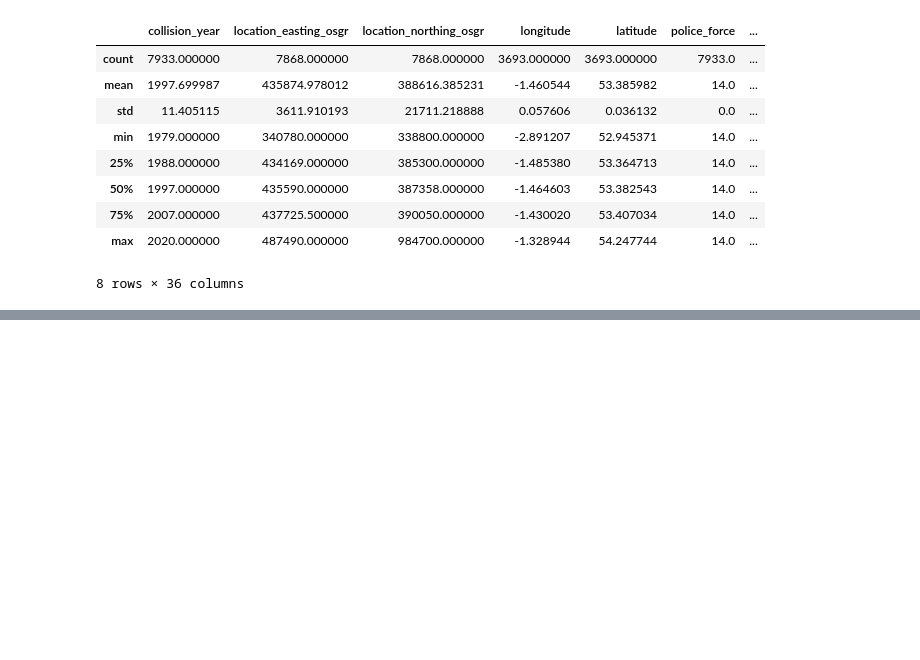
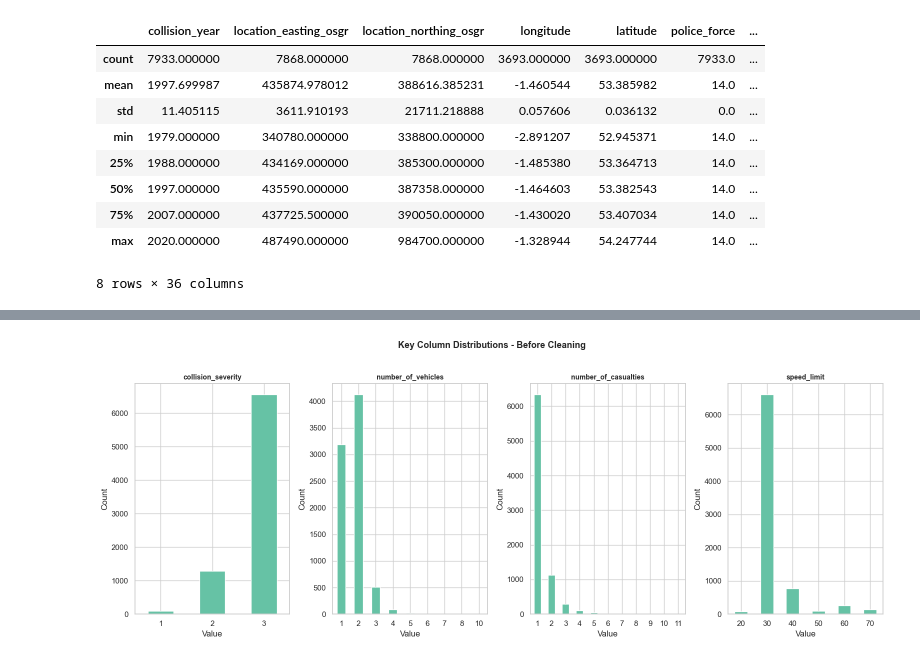
Before and after one commit to Zayeer-S/Sheffield-Road-Collision-Detection-Coursework, a Jupyter notebook: storage/notebooks/01_preprocessing.ipynb, the cells around one changed output, grey strips where cells are left out. Saved outputs shown, nothing was run; the diff lists cells and outputs as text; code cells hidden in the pictures; blank space fills up the shorter version.

```diff
--- a/storage/notebooks/01_preprocessing.ipynb
+++ b/storage/notebooks/01_preprocessing.ipynb
@@ -203,0 +269,17 @@ plt.show()
+# %%
+# Distribution of key target related columns
+cols_to_plot = ['collision_severity', 'number_of_vehicles', 'number_of_casualties', 'speed_limit']
+fig, axes = plt.subplots(1, len(cols_to_plot), figsize=CONFIG['figsize_wide'])
+
+for ax, col in zip(axes, cols_to_plot):
+    df_raw[col].value_counts().sort_index().plot(kind='bar', ax=ax, color=sns.color_palette(CONFIG['palette'])[0])
+    ax.set_title(f'{col}', fontsize=10, fontweight='bold')
+    ax.set_xlabel('Value')
+    ax.set_ylabel('Count')
+    ax.tick_params(axis='x', rotation=0)
+
+fig.suptitle('Key Column Distributions - Before Cleaning', fontsize=13, fontweight='bold', y=1.02)
+plt.tight_layout()
+plt.show()
+# %% [output]
+[figure, added]
```
Also changed, not shown: parts of 36 cells of this notebook.
